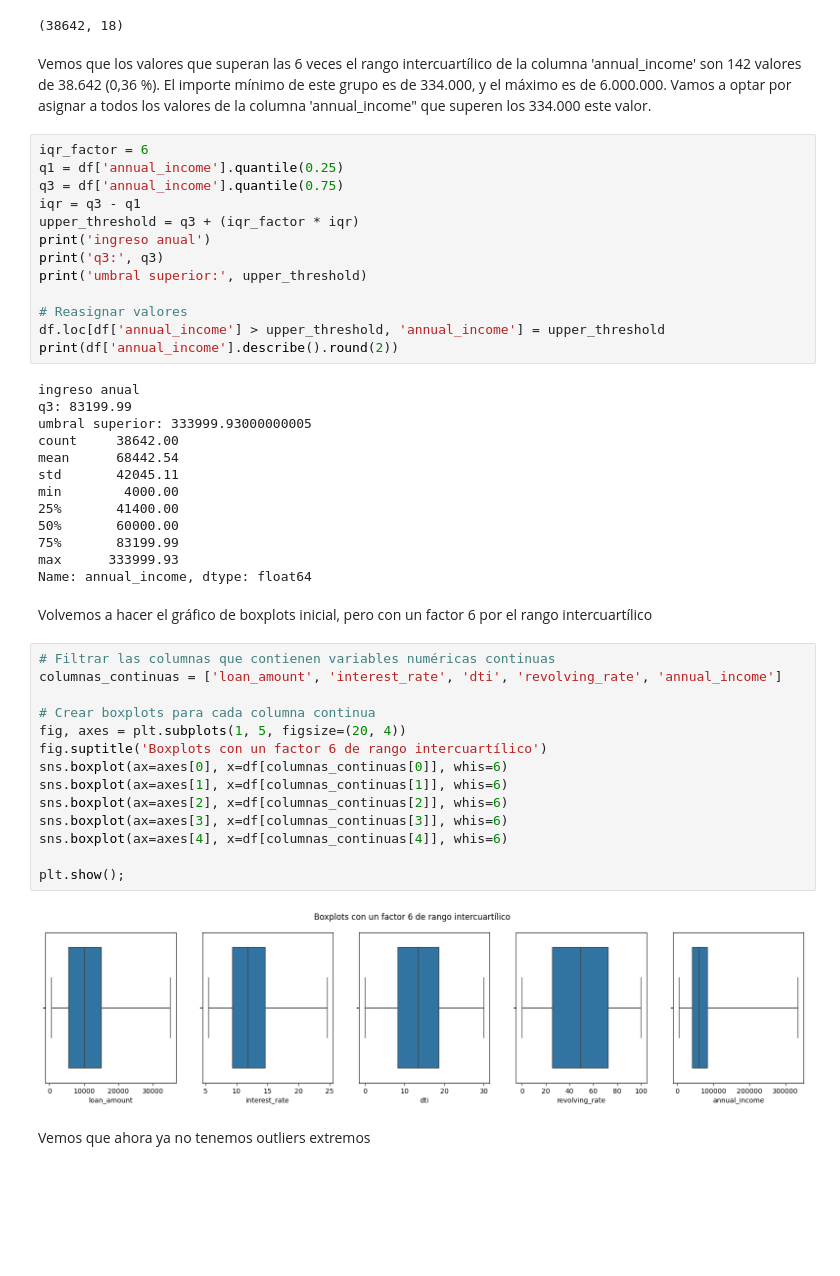
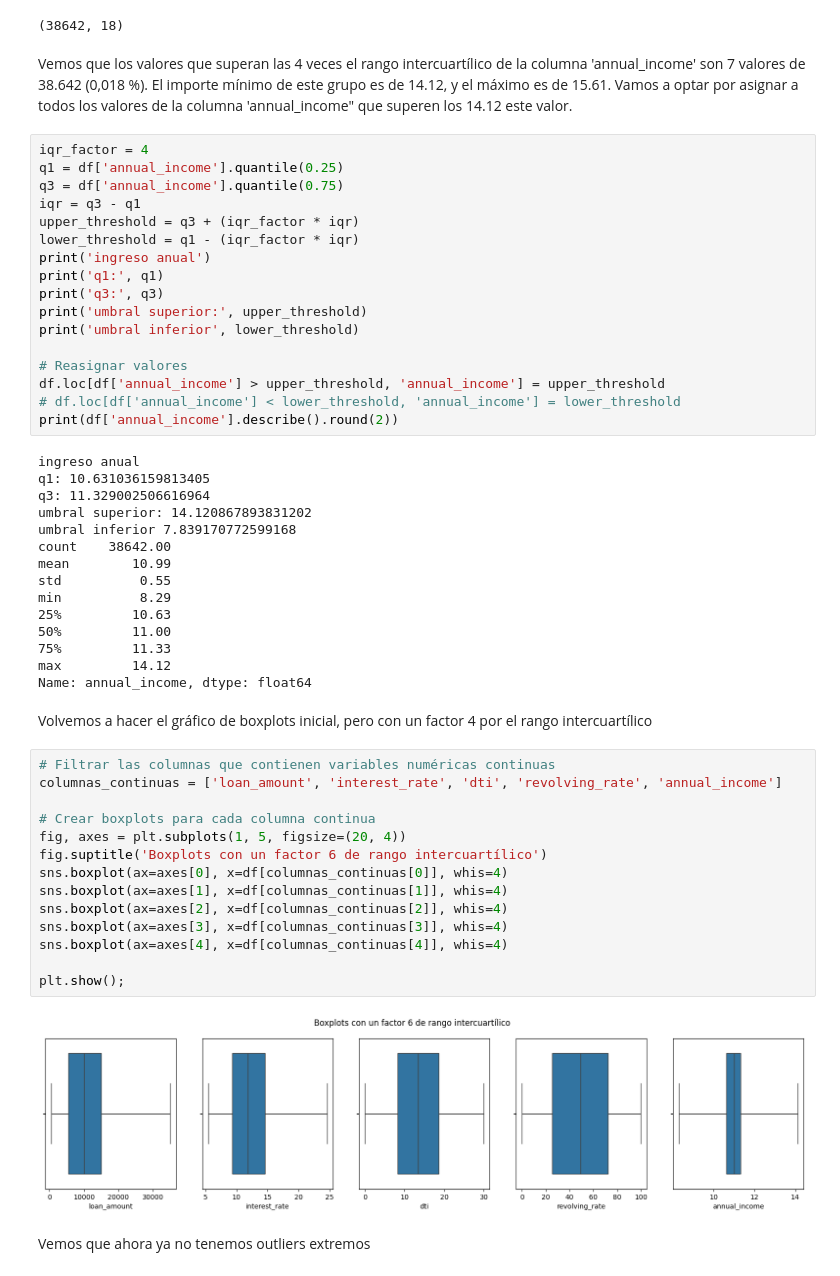
Before and after one commit to manuelangelrodr/ML_Lending_Club_Loans, a Jupyter notebook: src/notebooks/ML_Provisional.ipynb, the cells around one changed output. Cells and saved outputs as stored; diff of their text form; blank space fills up the shorter version.

```diff
--- a/src/notebooks/ML_Provisional.ipynb
+++ b/src/notebooks/ML_Provisional.ipynb
@@ -528,52 +579,58 @@ df.shape
 # %% [output]
 (38642, 18)
 # %% [markdown]
-Vemos que los valores que superan las 6 veces el rango intercuartílico de la columna 'annual_income' son 142 valores de 38.642 (0,36 %). El importe mínimo de este grupo es de
-334.000, y el máximo es de 6.000.000.
-Vamos a optar por asignar a todos los valores de la columna 'annual_income" que superen los 334.000 este valor.
+Vemos que los valores que superan las 4 veces el rango intercuartílico de la columna 'annual_income' son 7 valores de 38.642 (0,018 %). El importe mínimo de este grupo es de
+14.12, y el máximo es de 15.61.
+Vamos a optar por asignar a todos los valores de la columna 'annual_income" que superen los 14.12 este valor.
 # %%
-iqr_factor = 6
+iqr_factor = 4
 q1 = df['annual_income'].quantile(0.25)
 q3 = df['annual_income'].quantile(0.75)
 iqr = q3 - q1
 upper_threshold = q3 + (iqr_factor * iqr)
+lower_threshold = q1 - (iqr_factor * iqr)
 print('ingreso anual')
+print('q1:', q1)
 print('q3:', q3)
 print('umbral superior:', upper_threshold)
+print('umbral inferior', lower_threshold)
 
 # Reasignar valores
 df.loc[df['annual_income'] > upper_threshold, 'annual_income'] = upper_threshold
+# df.loc[df['annual_income'] < lower_threshold, 'annual_income'] = lower_threshold
 print(df['annual_income'].describe().round(2))
 # %% [output]
 ingreso anual
-q3: 83199.99
-umbral superior: 333999.93000000005
-count     38642.00
-mean      68442.54
-std       42045.11
-min        4000.00
-25%       41400.00
-50%       60000.00
-75%       83199.99
-max      333999.93
+q1: 10.631036159813405
+q3: 11.329002506616964
+umbral superior: 14.120867893831202
+umbral inferior 7.839170772599168
+count    38642.00
+mean        10.99
+std          0.55
+min          8.29
+25%         10.63
+50%         11.00
+75%         11.33
+max         14.12
 Name: annual_income, dtype: float64
 # %% [markdown]
-Volvemos a hacer el gráfico de boxplots inicial, pero con un factor 6 por el rango intercuartílico
+Volvemos a hacer el gráfico de boxplots inicial, pero con un factor 4 por el rango intercuartílico
 # %%
 # Filtrar las columnas que contienen variables numéricas continuas
 columnas_continuas = ['loan_amount', 'interest_rate', 'dti', 'revolving_rate', 'annual_income']
 
 # Crear boxplots para cada columna continua
 fig, axes = plt.subplots(1, 5, figsize=(20, 4))
 fig.suptitle('Boxplots con un factor 6 de rango intercuartílico')
-sns.boxplot(ax=axes[0], x=df[columnas_continuas[0]], whis=6)
-sns.boxplot(ax=axes[1], x=df[columnas_continuas[1]], whis=6)
-sns.boxplot(ax=axes[2], x=df[columnas_continuas[2]], whis=6)
-sns.boxplot(ax=axes[3], x=df[columnas_continuas[3]], whis=6)
-sns.boxplot(ax=axes[4], x=df[columnas_continuas[4]], whis=6)
+sns.boxplot(ax=axes[0], x=df[columnas_continuas[0]], whis=4)
+sns.boxplot(ax=axes[1], x=df[columnas_continuas[1]], whis=4)
+sns.boxplot(ax=axes[2], x=df[columnas_continuas[2]], whis=4)
+sns.boxplot(ax=axes[3], x=df[columnas_continuas[3]], whis=4)
+sns.boxplot(ax=axes[4], x=df[columnas_continuas[4]], whis=4)
 
 plt.show();
 # %% [output]
-[figure, old version]
+[figure, new version]
 # %% [markdown]
 Vemos que ahora ya no tenemos outliers extremos
```
Also changed, not shown: parts of 121 cells of this notebook, 9 other files.
